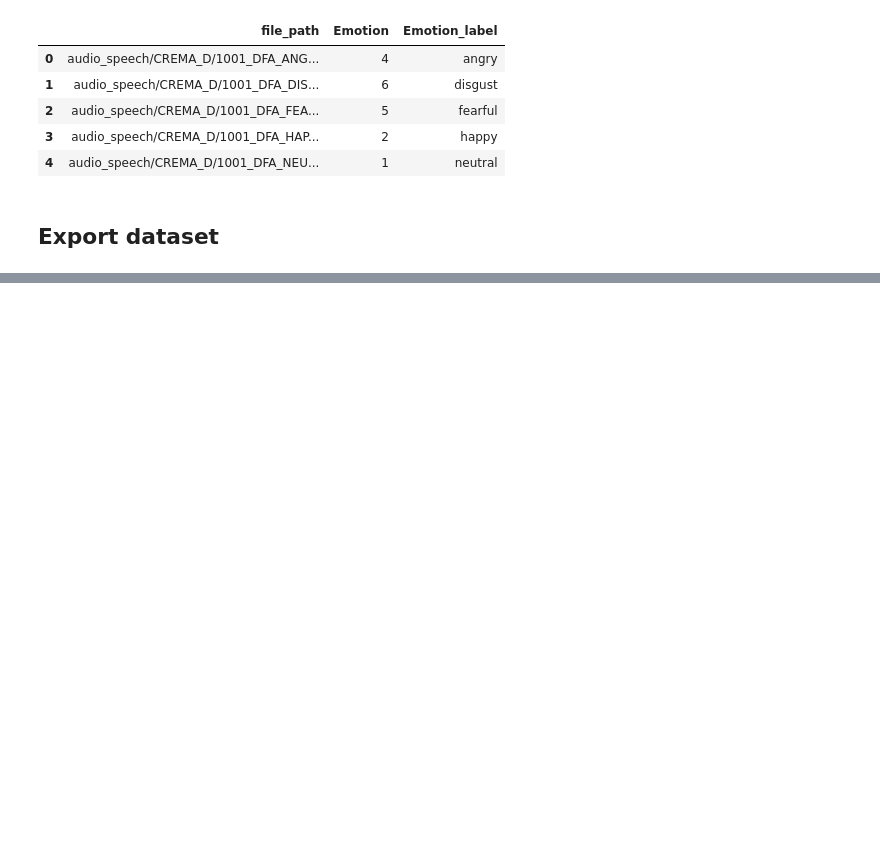
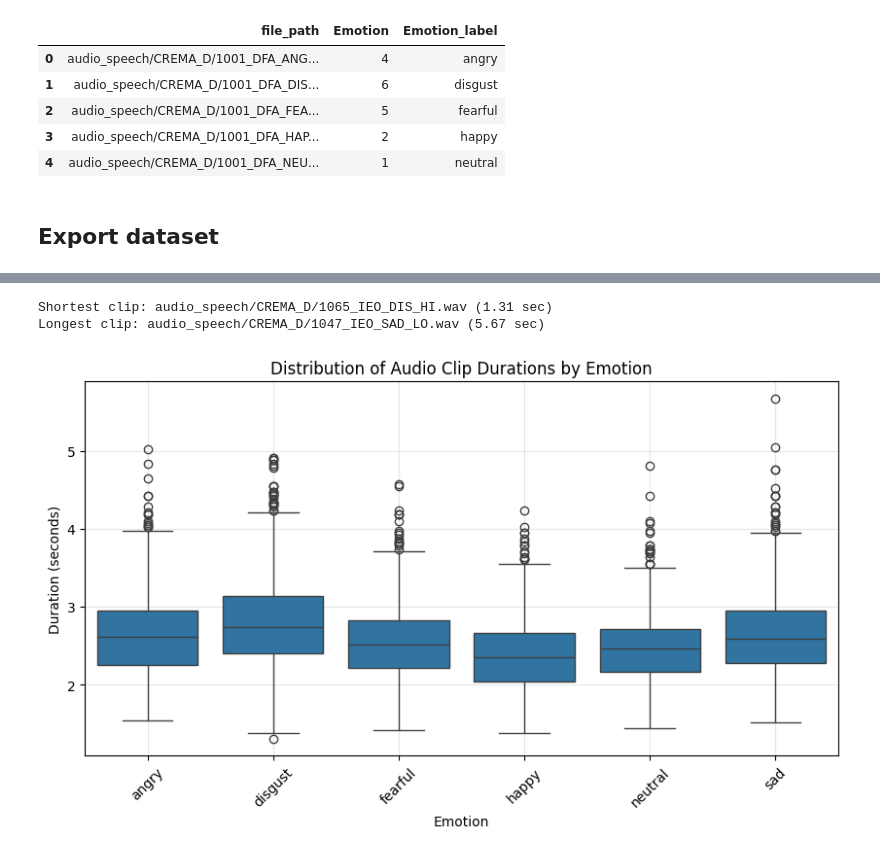
Before and after one commit to Chesh1M/Speech-Emotion-Recognition, a Jupyter notebook: crema_d_eda.ipynb, the cells around one changed output, grey strips where cells are left out. Drawn from its saved outputs; the diff is of its cells as text; code cells hidden in the pictures; blank space fills up the shorter version.

```diff
--- a/crema_d_eda.ipynb
+++ b/crema_d_eda.ipynb
@@ -91,0 +143,22 @@ df.to_csv("crema_d_labels.csv", index=False)
+# %%
+# Find min & max audio duration
+shortest = df.loc[df['duration'].idxmin()]
+longest = df.loc[df['duration'].idxmax()]
+
+print(f"Shortest clip: {shortest['file_path']} ({shortest['duration']:.2f} sec)")
+print(f"Longest clip: {longest['file_path']} ({longest['duration']:.2f} sec)")
+# %% [output]
+Shortest clip: audio_speech/CREMA_D/1065_IEO_DIS_HI.wav (1.31 sec)
+Longest clip: audio_speech/CREMA_D/1047_IEO_SAD_LO.wav (5.67 sec)
+# %%
+# Distribution of Audio Clip Durations by Emotion
+plt.figure(figsize=(10, 5))
+sns.boxplot(x='Emotion_label', y='duration', data=df)
+plt.title('Distribution of Audio Clip Durations by Emotion')
+plt.xlabel('Emotion')
+plt.ylabel('Duration (seconds)')
+plt.xticks(rotation=45)
+plt.grid(True, alpha=0.3)
+plt.show()
+# %% [output]
+[figure, added]
```
Also changed, not shown: parts of 6 cells of this notebook, 18 other files.
